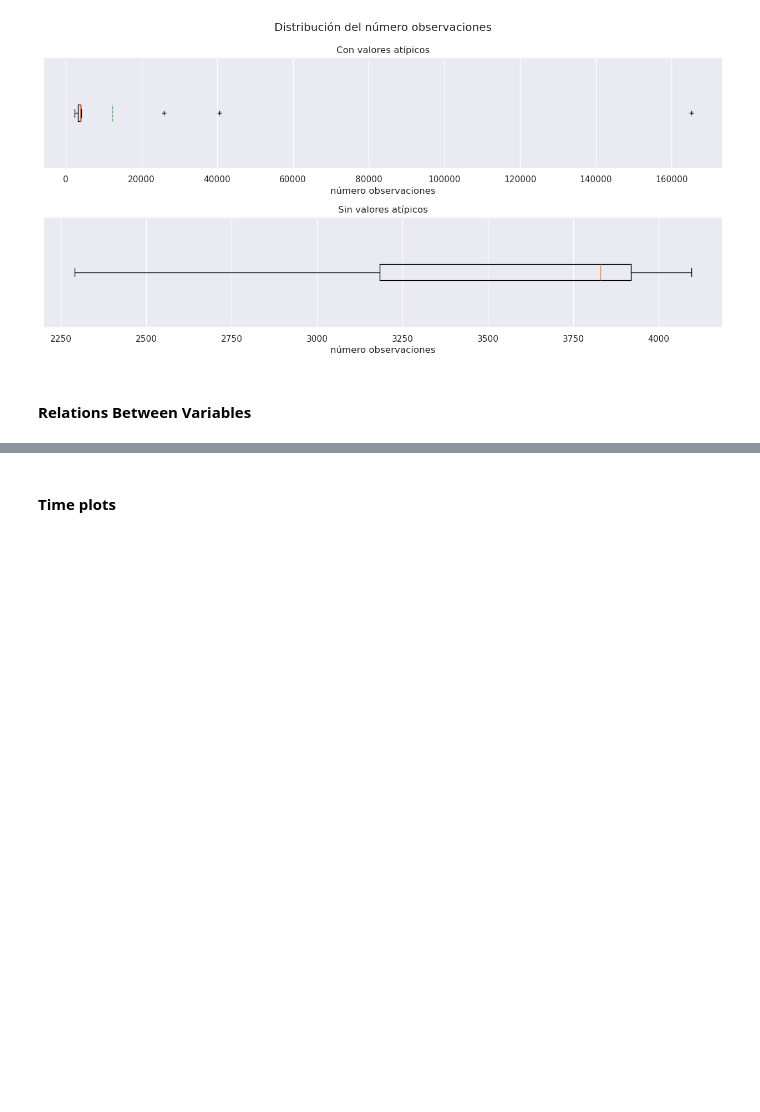
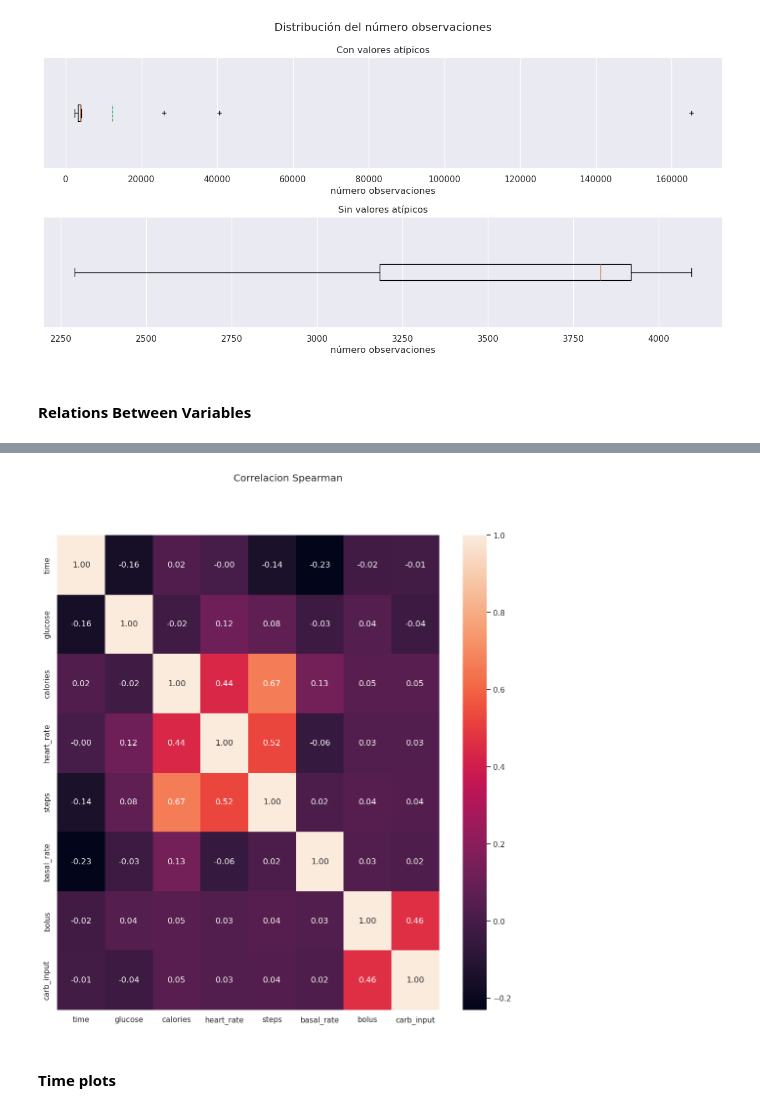
Before and after one commit to Arturo2711/EDA-DT1-PROJECT, a Jupyter notebook: EDA.ipynb, the cells around one changed output, grey strips where cells are left out. Drawn from its saved outputs; the diff is of its cells as text; code cells hidden in the pictures; blank space fills up the shorter version.

```diff
--- a/EDA.ipynb
+++ b/EDA.ipynb
@@ -166,2 +217,11 @@ plt.show()
+# %%
+df_heatmap = df.copy()
+df_heatmap = df_heatmap.rename(columns={'bolus_volume_delivered': 'bolus'})
+fig, ax = plt.subplots(figsize = (width,width))
+sns.heatmap(df_heatmap.corr(method = "spearman"), annot = True, fmt=".2f")
+plt.suptitle("Correlacion Spearman")
+plt.show()
+# %% [output]
+[figure, added]
 # %% [markdown]
 #### Time plots
```
Also changed, not shown: parts of 7 cells of this notebook.
